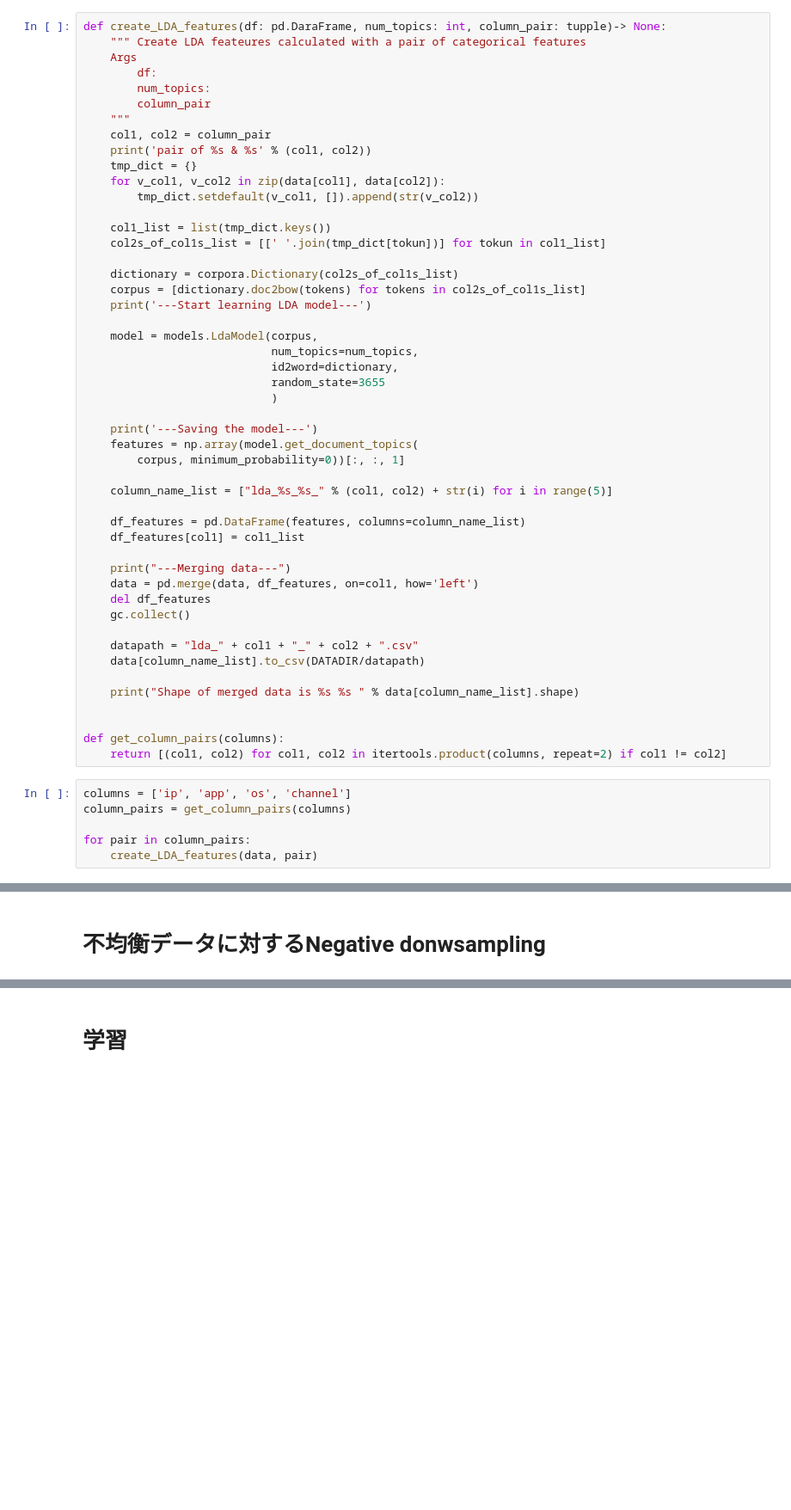
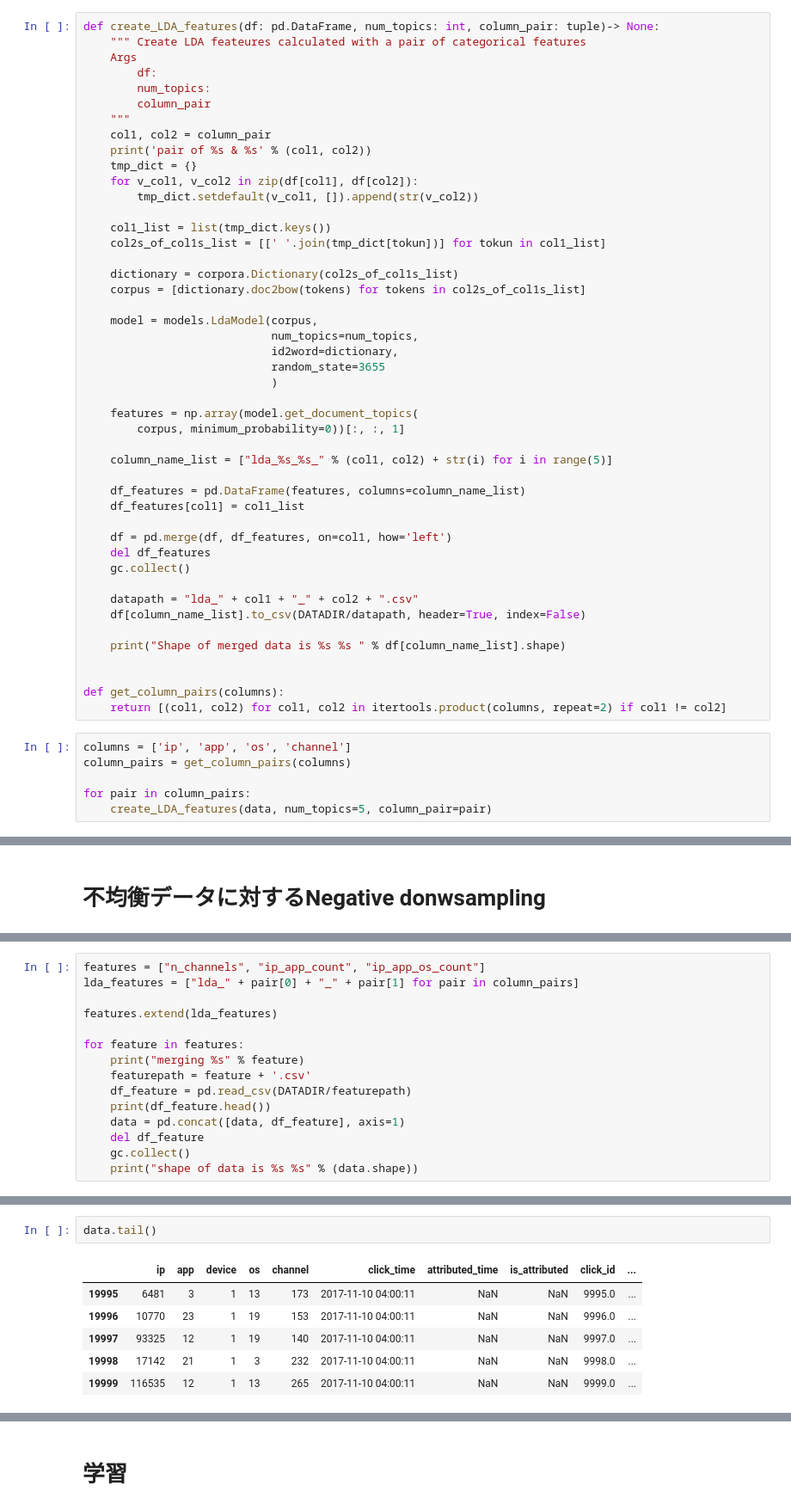
Before and after one commit to tkazusa/Kaggle-TalkingData-AdTracking-Fraud-Detection-Challenge, a Jupyter notebook: kernel.ipynb, the cells around one changed output, grey strips where cells are left out. Shown at 86% size. Drawn from its saved outputs; the diff is of its cells as text; blank space fills up the shorter version.

```diff
--- a/kernel.ipynb
+++ b/kernel.ipynb
@@ -236,7 +232,7 @@ Saving the data
 # %% [markdown]
 今回のデータはipやosなど、多数のカテゴリをを抱える特徴量がある。それ単体でも特徴なり得るが、任意のカテゴリがどのような意味を持つかについて、他の特徴の各カテゴリとの共起から情報を得る。
 # %%
-def create_LDA_features(df: pd.DaraFrame, num_topics: int, column_pair: tupple)-> None:
+def create_LDA_features(df: pd.DataFrame, num_topics: int, column_pair: tuple)-> None:
     """ Create LDA feateures calculated with a pair of categorical features
     Args
         df:
@@ -246,7 +242,7 @@ def create_LDA_features(df: pd.DaraFrame, num_topics: int, column_pair: tupple)-
     col1, col2 = column_pair
     print('pair of %s & %s' % (col1, col2))
     tmp_dict = {}
-    for v_col1, v_col2 in zip(data[col1], data[col2]):
+    for v_col1, v_col2 in zip(df[col1], df[col2]):
         tmp_dict.setdefault(v_col1, []).append(str(v_col2))
 
     col1_list = list(tmp_dict.keys())
@@ -254,7 +250,6 @@ def create_LDA_features(df: pd.DaraFrame, num_topics: int, column_pair: tupple)-
 
     dictionary = corpora.Dictionary(col2s_of_col1s_list)
     corpus = [dictionary.doc2bow(tokens) for tokens in col2s_of_col1s_list]
-    print('---Start learning LDA model---')
 
     model = models.LdaModel(corpus,
                             num_topics=num_topics,
@@ -262,7 +257,6 @@ def create_LDA_features(df: pd.DaraFrame, num_topics: int, column_pair: tupple)-
                             random_state=3655
                             )
 
-    print('---Saving the model---')
     features = np.array(model.get_document_topics(
         corpus, minimum_probability=0))[:, :, 1]
 
@@ -271,15 +265,14 @@ def create_LDA_features(df: pd.DaraFrame, num_topics: int, column_pair: tupple)-
     df_features = pd.DataFrame(features, columns=column_name_list)
     df_features[col1] = col1_list
 
-    print("---Merging data---")
-    data = pd.merge(data, df_features, on=col1, how='left')
+    df = pd.merge(df, df_features, on=col1, how='left')
     del df_features
     gc.collect()
 
     datapath = "lda_" + col1 + "_" + col2 + ".csv"
-    data[column_name_list].to_csv(DATADIR/datapath)
+    df[column_name_list].to_csv(DATADIR/datapath, header=True, index=False)
 
-    print("Shape of merged data is %s %s " % data[column_name_list].shape)
+    print("Shape of merged data is %s %s " % df[column_name_list].shape)
 
 
 def get_column_pairs(columns):
@@ -289,6 +282,6 @@ columns = ['ip', 'app', 'os', 'channel']
 column_pairs = get_column_pairs(columns)
 
 for pair in column_pairs:
-    create_LDA_features(data, pair)
+    create_LDA_features(data, num_topics=5, column_pair=pair)
 # %% [output]
 pair of ip & app
@@ -314,0 +308,15 @@ shape of merged data is 20000 5
+# %%
+features = ["n_channels", "ip_app_count", "ip_app_os_count"]
+lda_features = ["lda_" + pair[0] + "_" + pair[1] for pair in column_pairs]
+
+features.extend(lda_features)
+
+for feature in features:
+    print("merging %s" % feature)
+    featurepath = feature + '.csv'
+    df_feature = pd.read_csv(DATADIR/featurepath)
+    print(df_feature.head())
+    data = pd.concat([data, df_feature], axis=1)
+    del df_feature
+    gc.collect()
+    print("shape of data is %s %s" % (data.shape))
@@ -314,0 +341,9 @@ shape of merged data is 20000 5
+# %%
+data.tail()
+# %% [output]
+|  | ip | app | device | os | channel | click_time | attributed_time | is_attributed | click_id | ... |
+| 19995 | 6481 | 3 | 1 | 13 | 173 | 2017-11-10 04:00:11 | NaN | NaN | 9995.0 | ... |
+| 19996 | 10770 | 23 | 1 | 19 | 153 | 2017-11-10 04:00:11 | NaN | NaN | 9996.0 | ... |
+| 19997 | 93325 | 12 | 1 | 19 | 140 | 2017-11-10 04:00:11 | NaN | NaN | 9997.0 | ... |
+| 19998 | 17142 | 21 | 1 | 3 | 232 | 2017-11-10 04:00:11 | NaN | NaN | 9998.0 | ... |
+| 19999 | 116535 | 12 | 1 | 13 | 265 | 2017-11-10 04:00:11 | NaN | NaN | 9999.0 | ... |
```
Also changed, not shown: parts of 26 cells of this notebook, 2 other files.
